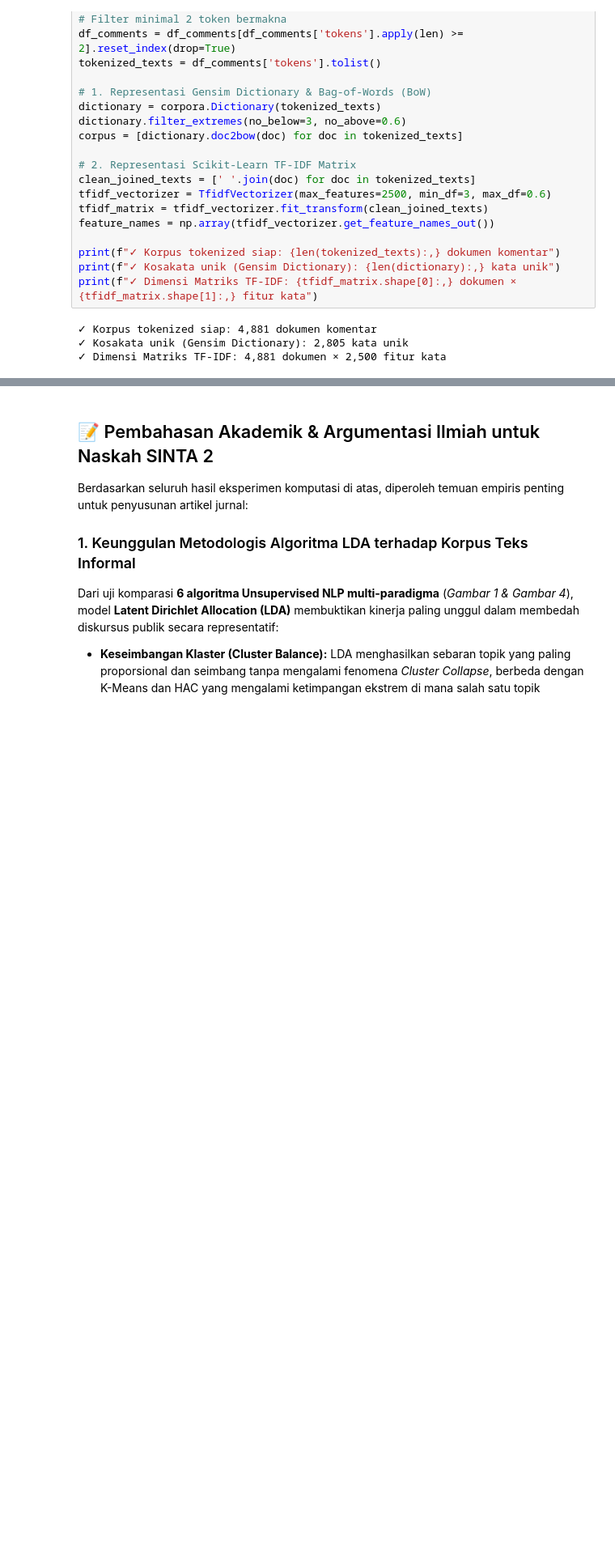
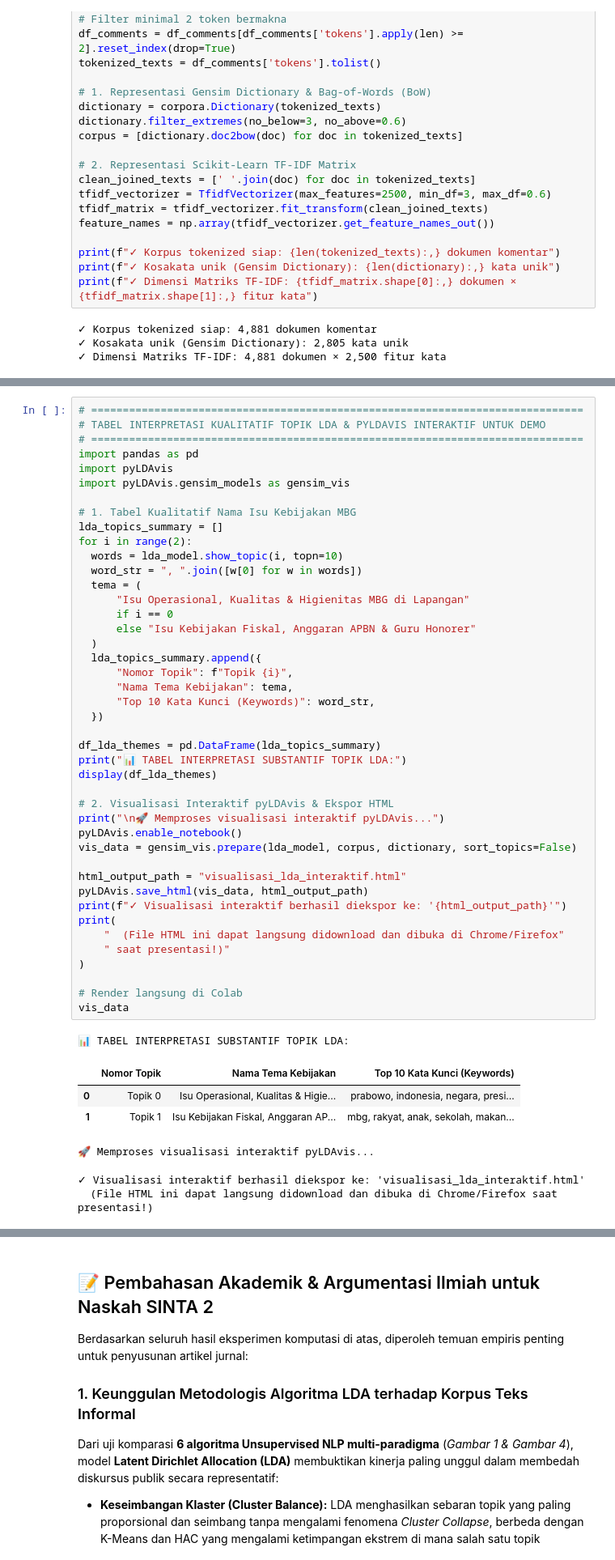
Before and after one commit to ImNotDanish05/2026_Data-Mining_TI-3A, a Jupyter notebook: Komparasi_6_Algoritma_NLP_Topic_Modeling_SINTA2.ipynb, the cells around one changed output, grey strips where cells are left out. Shown at 81% size. Saved outputs shown, nothing was run; the diff lists cells and outputs as text; blank space fills up the shorter version.

```diff
--- a/Komparasi_6_Algoritma_NLP_Topic_Modeling_SINTA2.ipynb
+++ b/Komparasi_6_Algoritma_NLP_Topic_Modeling_SINTA2.ipynb
@@ -752,0 +1066,51 @@ print("✓ Gambar 6 disimpan ke: gambar_sinta2/fig6_semantic_projection_2d.png")
+# %%
+# ==============================================================================
+# TABEL INTERPRETASI KUALITATIF TOPIK LDA & PYLDAVIS INTERAKTIF UNTUK DEMO
+# ==============================================================================
+import pandas as pd
+import pyLDAvis
+import pyLDAvis.gensim_models as gensim_vis
+
+# 1. Tabel Kualitatif Nama Isu Kebijakan MBG
+lda_topics_summary = []
+for i in range(2):
+  words = lda_model.show_topic(i, topn=10)
+  word_str = ", ".join([w[0] for w in words])
+  tema = (
+      "Isu Operasional, Kualitas & Higienitas MBG di Lapangan"
+      if i == 0
+      else "Isu Kebijakan Fiskal, Anggaran APBN & Guru Honorer"
+  )
+  lda_topics_summary.append({
+      "Nomor Topik": f"Topik {i}",
+      "Nama Tema Kebijakan": tema,
+      "Top 10 Kata Kunci (Keywords)": word_str,
+  })
+
+df_lda_themes = pd.DataFrame(lda_topics_summary)
+print("📊 TABEL INTERPRETASI SUBSTANTIF TOPIK LDA:")
+display(df_lda_themes)
+
+# 2. Visualisasi Interaktif pyLDAvis & Ekspor HTML
+print("\n🚀 Memproses visualisasi interaktif pyLDAvis...")
+pyLDAvis.enable_notebook()
+vis_data = gensim_vis.prepare(lda_model, corpus, dictionary, sort_topics=False)
+
+html_output_path = "visualisasi_lda_interaktif.html"
+pyLDAvis.save_html(vis_data, html_output_path)
+print(f"✓ Visualisasi interaktif berhasil diekspor ke: '{html_output_path}'")
+print(
+    "  (File HTML ini dapat langsung didownload dan dibuka di Chrome/Firefox"
+    " saat presentasi!)"
+)
+
+# Render langsung di Colab
+vis_data
+# %% [output]
+📊 TABEL INTERPRETASI SUBSTANTIF TOPIK LDA:
+|  | Nomor Topik | Nama Tema Kebijakan | Top 10 Kata Kunci (Keywords) |
+| 0 | Topik 0 | Isu Operasional, Kualitas & Higie... | prabowo, indonesia, negara, presi... |
+| 1 | Topik 1 | Isu Kebijakan Fiskal, Anggaran AP... | mbg, rakyat, anak, sekolah, makan... |
+🚀 Memproses visualisasi interaktif pyLDAvis...
+✓ Visualisasi interaktif berhasil diekspor ke: 'visualisasi_lda_interaktif.html'
+  (File HTML ini dapat langsung didownload dan dibuka di Chrome/Firefox saat presentasi!)
```
Also changed, not shown: parts of 15 cells of this notebook.
